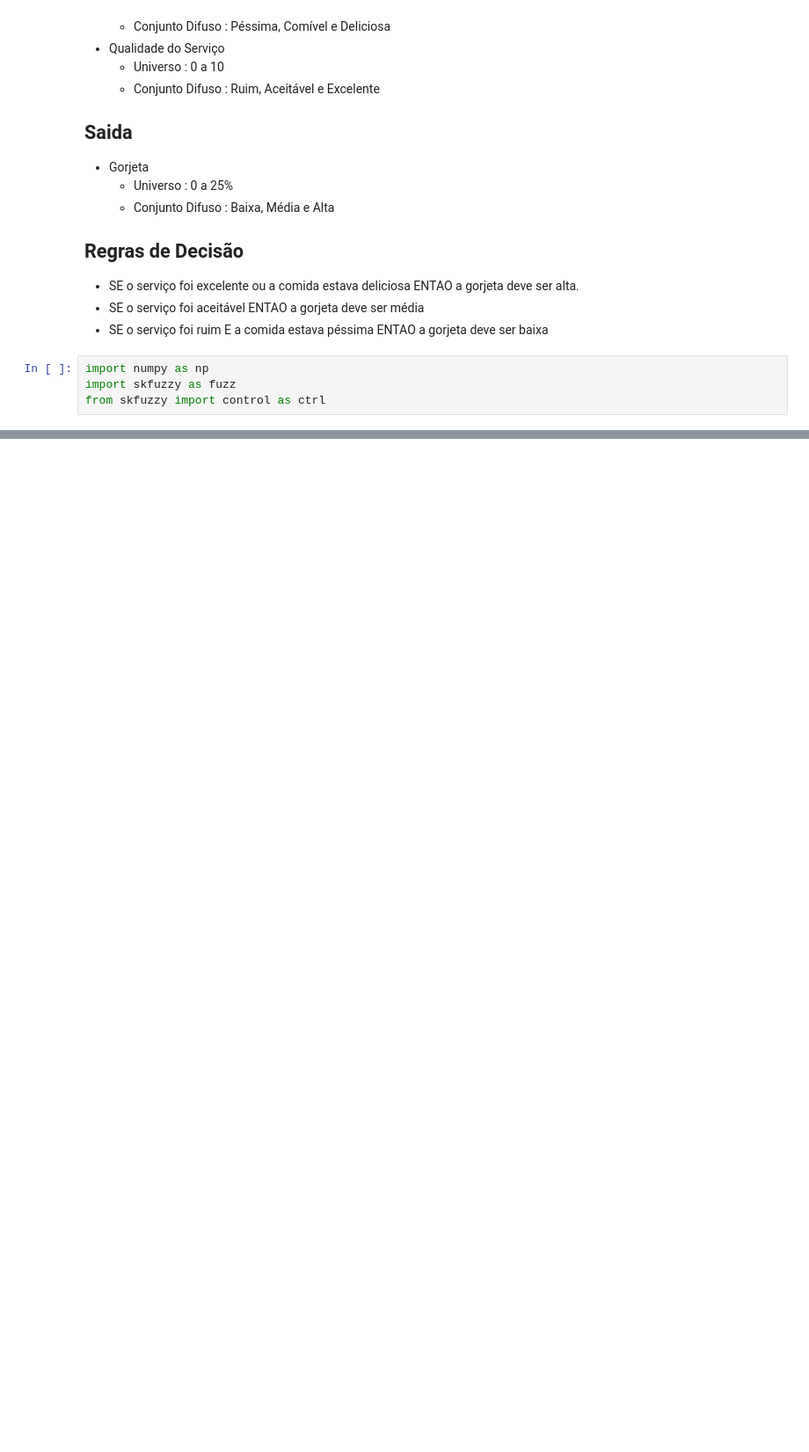
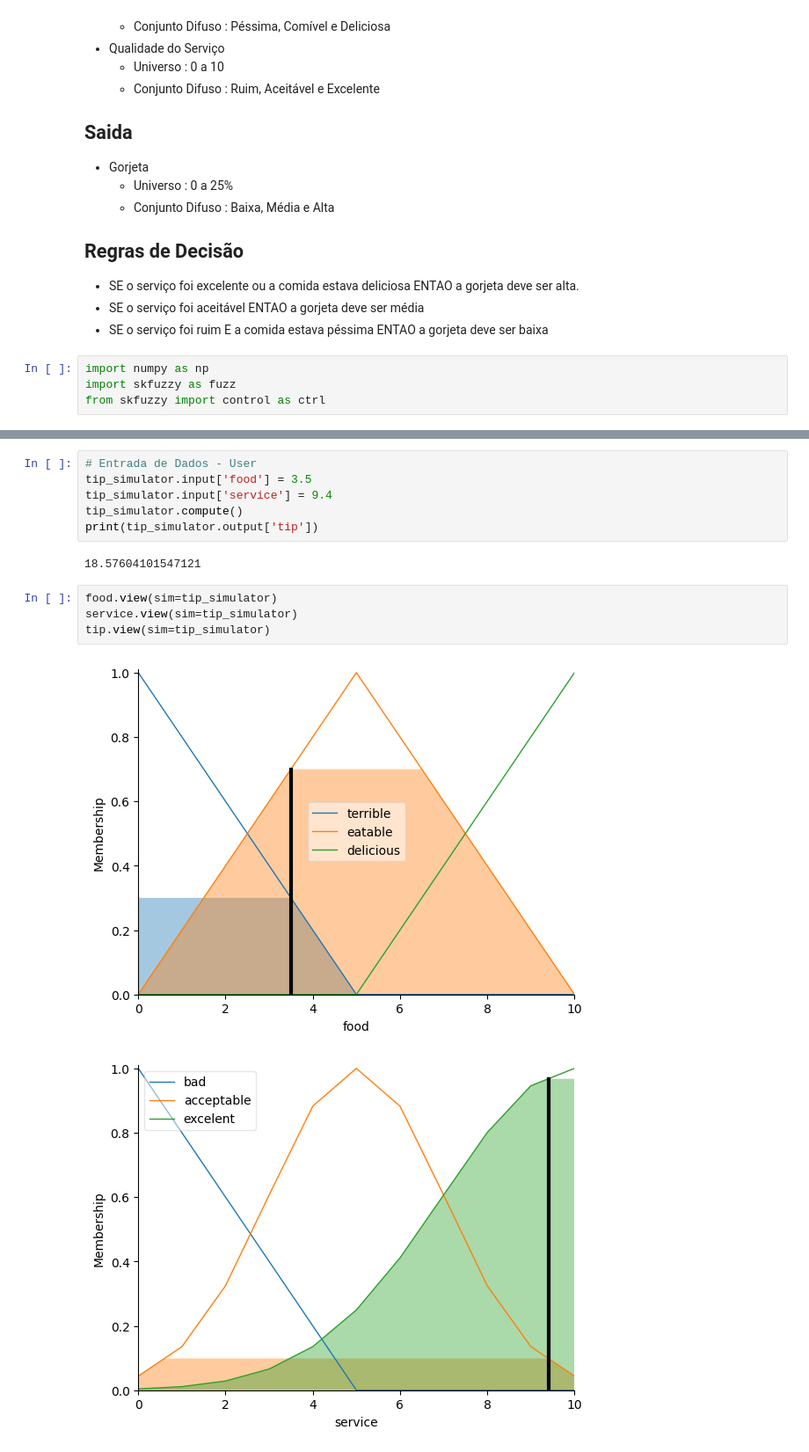
Before and after one commit to garotola/MonitoriaIA, a Jupyter notebook: 01 - Aprendendo IA/Logica Fuzzy/Fuzzy-Gorjeta.ipynb, the cells around one changed output, grey strips where cells are left out. Shown at 88% size. Cells and saved outputs as stored; diff of their text form; blank space fills up the shorter version.

```diff
--- a/01 - Aprendendo IA/Logica Fuzzy/Fuzzy-Gorjeta.ipynb
+++ b/01 - Aprendendo IA/Logica Fuzzy/Fuzzy-Gorjeta.ipynb
@@ -40,0 +56,15 @@ tip['high'] = fuzz.trimf(tip.universe, [15,25,25])
+# %%
+# Entrada de Dados - User
+tip_simulator.input['food'] = 3.5
+tip_simulator.input['service'] = 9.4
+tip_simulator.compute()
+print(tip_simulator.output['tip'])
+# %% [output]
+18.57604101547121
+# %%
+food.view(sim=tip_simulator)
+service.view(sim=tip_simulator)
+tip.view(sim=tip_simulator)
+# %% [output]
+[figure, added]
+[figure, added]
```
Also changed, not shown: parts of 5 cells of this notebook.
